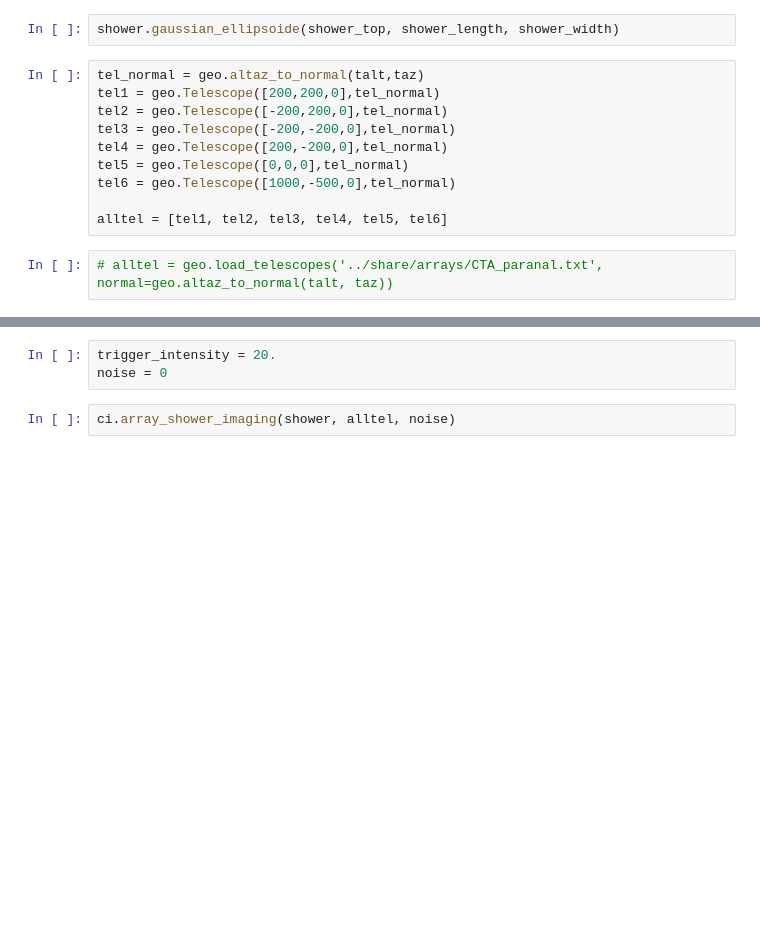
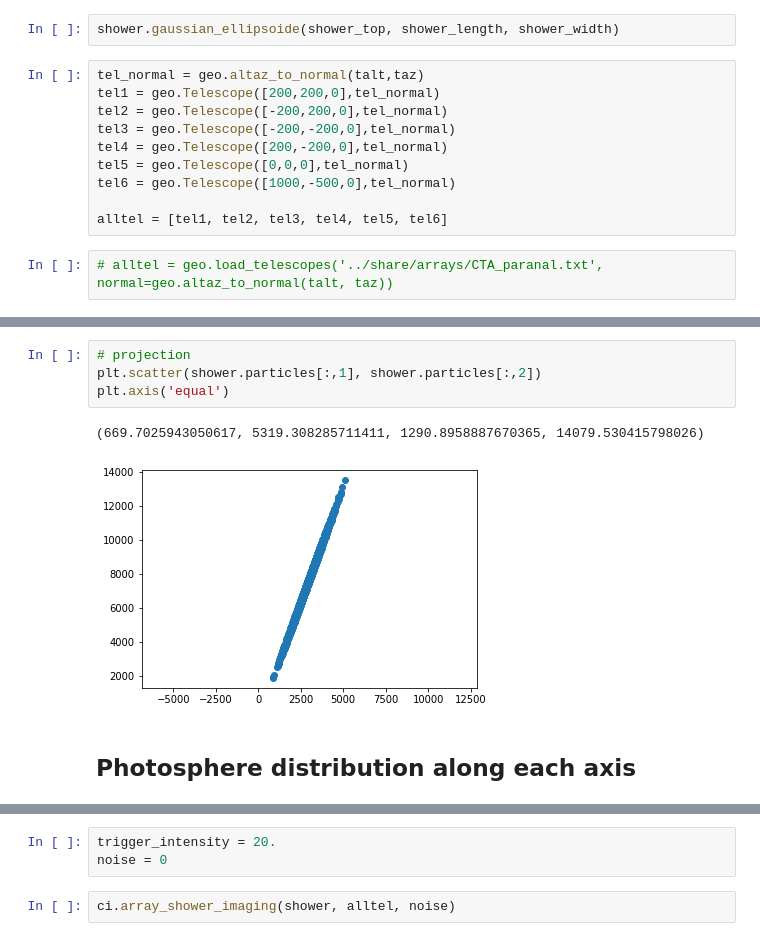
Before and after one commit to vuillaut/pschitt, a Jupyter notebook: notebooks/example.ipynb, the cells around one changed output, grey strips where cells are left out. Drawn from its saved outputs; the diff is of its cells as text; blank space fills up the shorter version.

```diff
--- a/notebooks/example.ipynb
+++ b/notebooks/example.ipynb
@@ -56,0 +53,9 @@ viz.plot_shower3d(shower, alltel, density_color=True)
+# %%
+# projection
+plt.scatter(shower.particles[:,1], shower.particles[:,2])
+plt.axis('equal')
+# %% [output]
+(669.7025943050617, 5319.308285711411, 1290.8958887670365, 14079.530415798026)
+[figure, added]
+# %% [markdown]
+## Photosphere distribution along each axis
```
Also changed, not shown: parts of 94 cells of this notebook.
